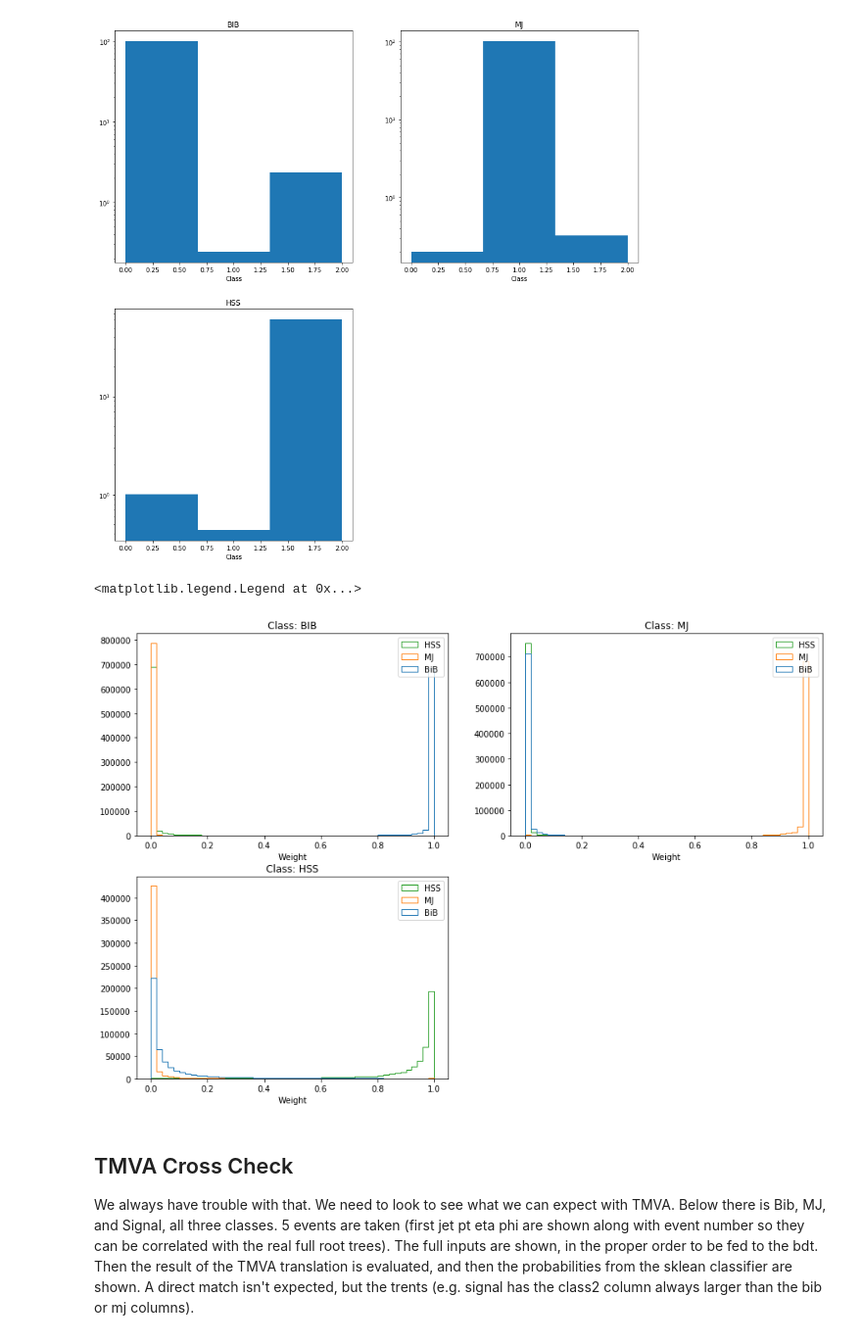
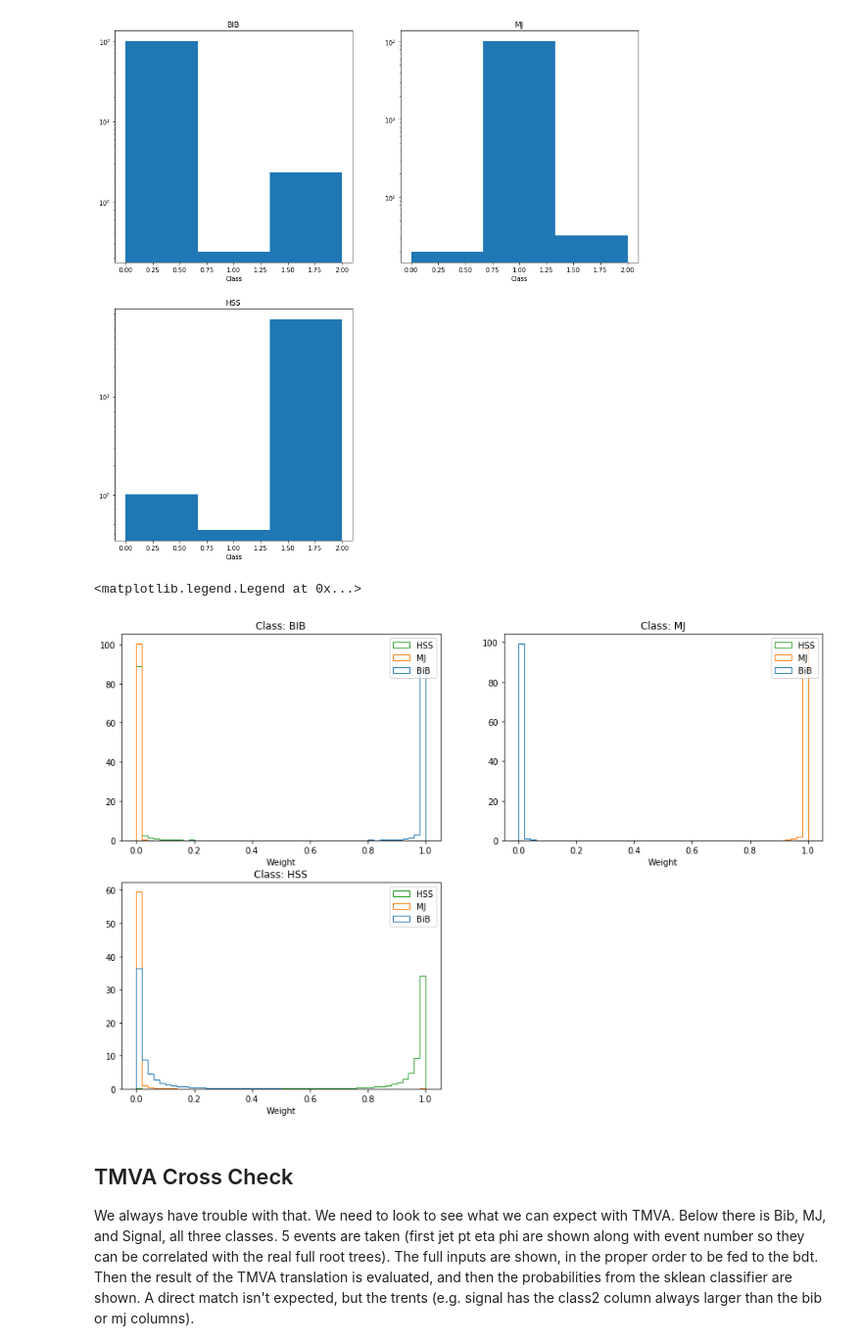
Before and after one commit to gordonwatts/JetCutStudies, a Jupyter notebook: notebooks/Final Training Timing.ipynb, the cells around one changed output. Shown at 98% size. Drawn from its saved outputs; the diff is of its cells as text; code cells hidden in the pictures.

Commit message:
Updates for trainings without and with timing variables included

```diff
--- a/notebooks/Final Training Timing.ipynb
+++ b/notebooks/Final Training Timing.ipynb
@@ -135,29 +135,35 @@ ax.set_yscale('log')
 [figure]
 # %%
 predicted_prob = bdt1.predict_proba(perf_events)
+# %%
+def make_weights (cls):
+    w = np.array([perf_training_weight[perf_events_class.Class == cls],
+        perf_training_weight[perf_events_class.Class == cls],
+        perf_training_weight[perf_events_class.Class == cls]])
+    return w.T
 # %%
 fig = plt.figure(figsize=(15,10))
 
 ax = plt.subplot(221)
-ax.hist(predicted_prob[perf_events_class.Class == 0], label=('BiB', "MJ", 'HSS'), bins=50, histtype = 'step')
+ax.hist(predicted_prob[perf_events_class.Class == 0], weights=make_weights(0), label=('BiB', "MJ", 'HSS'), bins=50, histtype = 'step')
 ax.set_xlabel('Weight')
 ax.set_title('Class: BIB')
 ax.legend()
 
 ax = plt.subplot(222)
-ax.hist(predicted_prob[perf_events_class.Class == 1], label=('BiB', "MJ", 'HSS'), bins=50, histtype = 'step')
+ax.hist(predicted_prob[perf_events_class.Class == 1], weights=make_weights(1), label=('BiB', "MJ", 'HSS'), bins=50, histtype = 'step')
 ax.set_xlabel('Weight')
 ax.set_title('Class: MJ')
 ax.legend()
 
 ax = plt.subplot(223)
-ax.hist(predicted_prob[perf_events_class.Class == 2], label=('BiB', "MJ", 'HSS'), bins=50, histtype = 'step')
+ax.hist(predicted_prob[perf_events_class.Class == 2], weights=make_weights(2), label=('BiB', "MJ", 'HSS'), bins=50, histtype = 'step')
 ax.set_xlabel('Weight')
 ax.set_title('Class: HSS')
 ax.legend()
 # %% [output]
 <matplotlib.legend.Legend at 0x...>
-[figure, old version]
+[figure, new version]
 # %% [markdown]
 ## TMVA Cross Check
 We always have trouble with that. We need to look to see what we can expect with TMVA. Below there is Bib, MJ, and Signal, all three classes. 5 events are taken (first jet pt eta phi are shown along with event number so they can be correlated with the real full root trees). The full inputs are shown, in the proper order to be fed to the bdt. Then the result of the TMVA translation is evaluated, and then the probabilities from the sklean classifier are shown. A direct match isn't expected, but the trents (e.g. signal has the class2 column always larger than the bib or mj columns).
```
Also changed, not shown: parts of 12 cells of this notebook, 3 other files.
